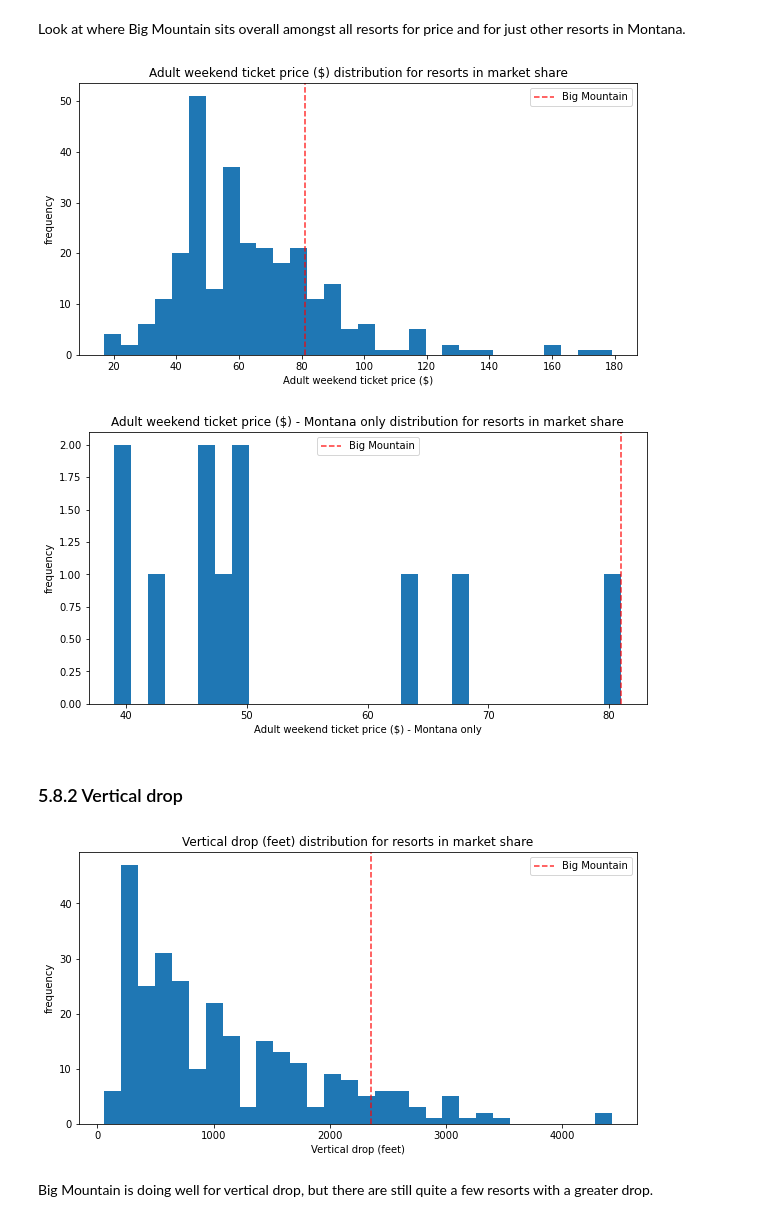
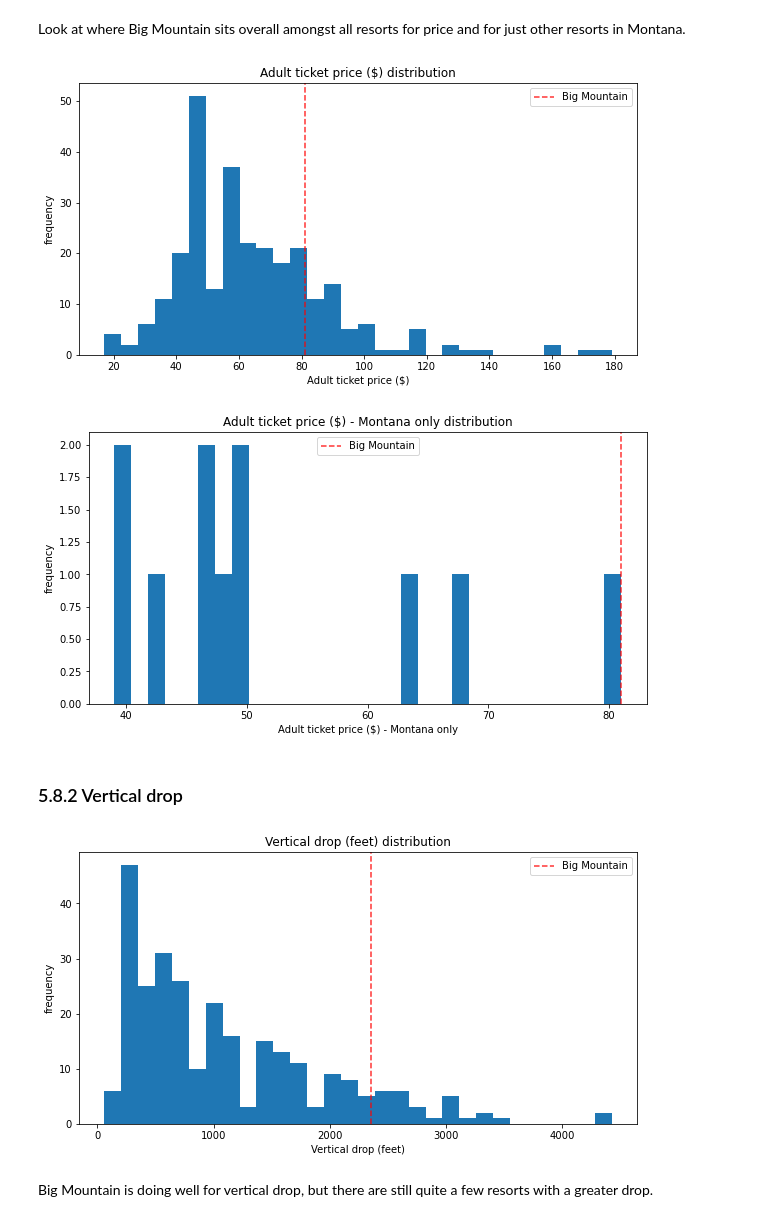
Before and after one commit to BradDoty/DataScienceGuidedCapstone, a Jupyter notebook: Notebooks/05_modeling.ipynb, the cells around one changed output. Drawn from its saved outputs; the diff is of its cells as text; code cells hidden in the pictures.

```diff
--- a/Notebooks/05_modeling.ipynb
+++ b/Notebooks/05_modeling.ipynb
@@ -188,26 +188,26 @@ def plot_compare(feat_name, description, state=None, figsize=(10, 5)):
     plt.axvline(x=big_mountain[feat_name].values, c='r', ls='--', alpha=0.8, label='Big Mountain')
     plt.xlabel(description)
     plt.ylabel('frequency')
-    plt.title(description + ' distribution for resorts in market share')
+    plt.title(description + ' distribution')
     plt.legend()
 # %% [markdown]
 ### 5.8.1 Ticket price<a id='5.8.1_Ticket_price'></a>
 # %% [markdown]
 Look at where Big Mountain sits overall amongst all resorts for price and for just other resorts in Montana.
 # %%
-plot_compare('AdultWeekend', 'Adult weekend ticket price ($)')
+plot_compare('AdultWeekend', 'Adult ticket price ($)')
 # %% [output]
-[figure, old version]
+[figure, new version]
 # %%
-plot_compare('AdultWeekend', 'Adult weekend ticket price ($) - Montana only', state='Montana')
+plot_compare('AdultWeekend', 'Adult ticket price ($) - Montana only', state='Montana')
 # %% [output]
-[figure, old version]
+[figure, new version]
 # %% [markdown]
 ### 5.8.2 Vertical drop<a id='5.8.2_Vertical_drop'></a>
 # %%
 plot_compare('vertical_drop', 'Vertical drop (feet)')
 # %% [output]
-[figure, old version]
+[figure, new version]
 # %% [markdown]
 Big Mountain is doing well for vertical drop, but there are still quite a few resorts with a greater drop.
 # %% [markdown]
```
Also changed, not shown: parts of 8 cells of this notebook, 3 other files.
